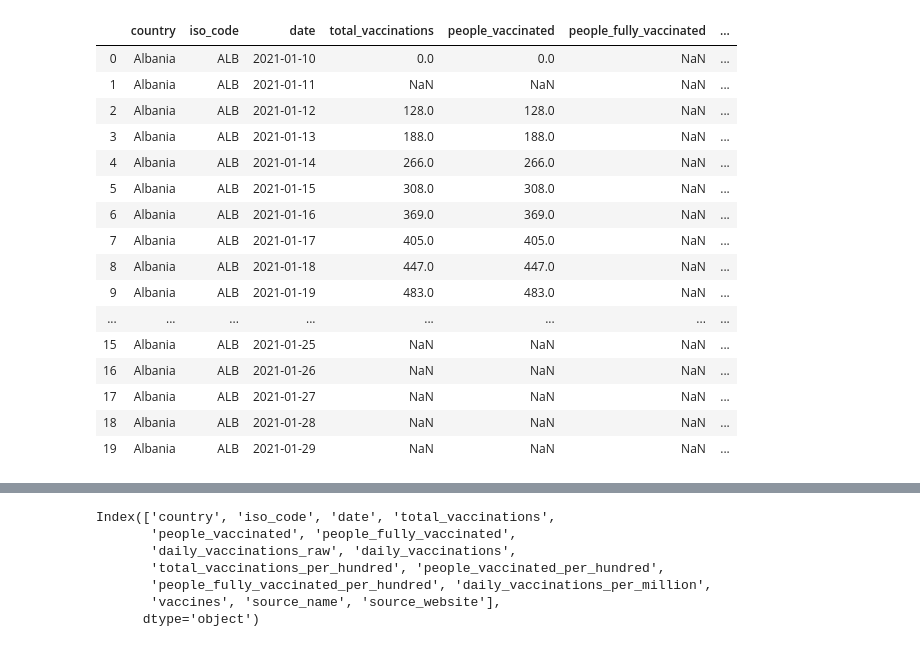
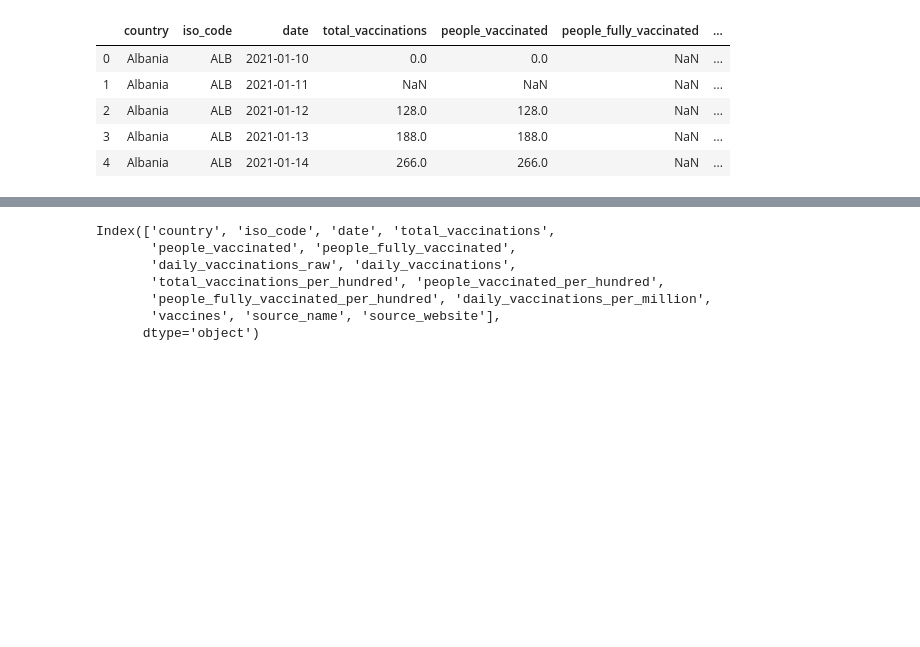
Before and after one commit to kamilaurbanczyk/covid_vaccinations_data_analysis, a Jupyter notebook: Covid vaccinations data analysis.ipynb, the cells around one changed output, grey strips where cells are left out. Cells and saved outputs as stored; diff of their text form; code cells hidden in the pictures; blank space fills up the shorter version.

```diff
--- a/Covid vaccinations data analysis.ipynb
+++ b/Covid vaccinations data analysis.ipynb
@@ -2,23 +2,12 @@
 import pandas as pd
 # %%
 data = pd.read_csv('country_vaccinations.csv')
-data.head(20)
+data.head()
 # %% [output]
 |  | country | iso_code | date | total_vaccinations | people_vaccinated | people_fully_vaccinated | ... |
 | 0 | Albania | ALB | 2021-01-10 | 0.0 | 0.0 | NaN | ... |
 | 1 | Albania | ALB | 2021-01-11 | NaN | NaN | NaN | ... |
 | 2 | Albania | ALB | 2021-01-12 | 128.0 | 128.0 | NaN | ... |
 | 3 | Albania | ALB | 2021-01-13 | 188.0 | 188.0 | NaN | ... |
 | 4 | Albania | ALB | 2021-01-14 | 266.0 | 266.0 | NaN | ... |
-| 5 | Albania | ALB | 2021-01-15 | 308.0 | 308.0 | NaN | ... |
-| 6 | Albania | ALB | 2021-01-16 | 369.0 | 369.0 | NaN | ... |
-| 7 | Albania | ALB | 2021-01-17 | 405.0 | 405.0 | NaN | ... |
-| 8 | Albania | ALB | 2021-01-18 | 447.0 | 447.0 | NaN | ... |
-| 9 | Albania | ALB | 2021-01-19 | 483.0 | 483.0 | NaN | ... |
-| ... | ... | ... | ... | ... | ... | ... | ... |
-| 15 | Albania | ALB | 2021-01-25 | NaN | NaN | NaN | ... |
-| 16 | Albania | ALB | 2021-01-26 | NaN | NaN | NaN | ... |
-| 17 | Albania | ALB | 2021-01-27 | NaN | NaN | NaN | ... |
-| 18 | Albania | ALB | 2021-01-28 | NaN | NaN | NaN | ... |
-| 19 | Albania | ALB | 2021-01-29 | NaN | NaN | NaN | ... |
 # %%
```
Also changed, not shown: parts of 13 cells of this notebook.
